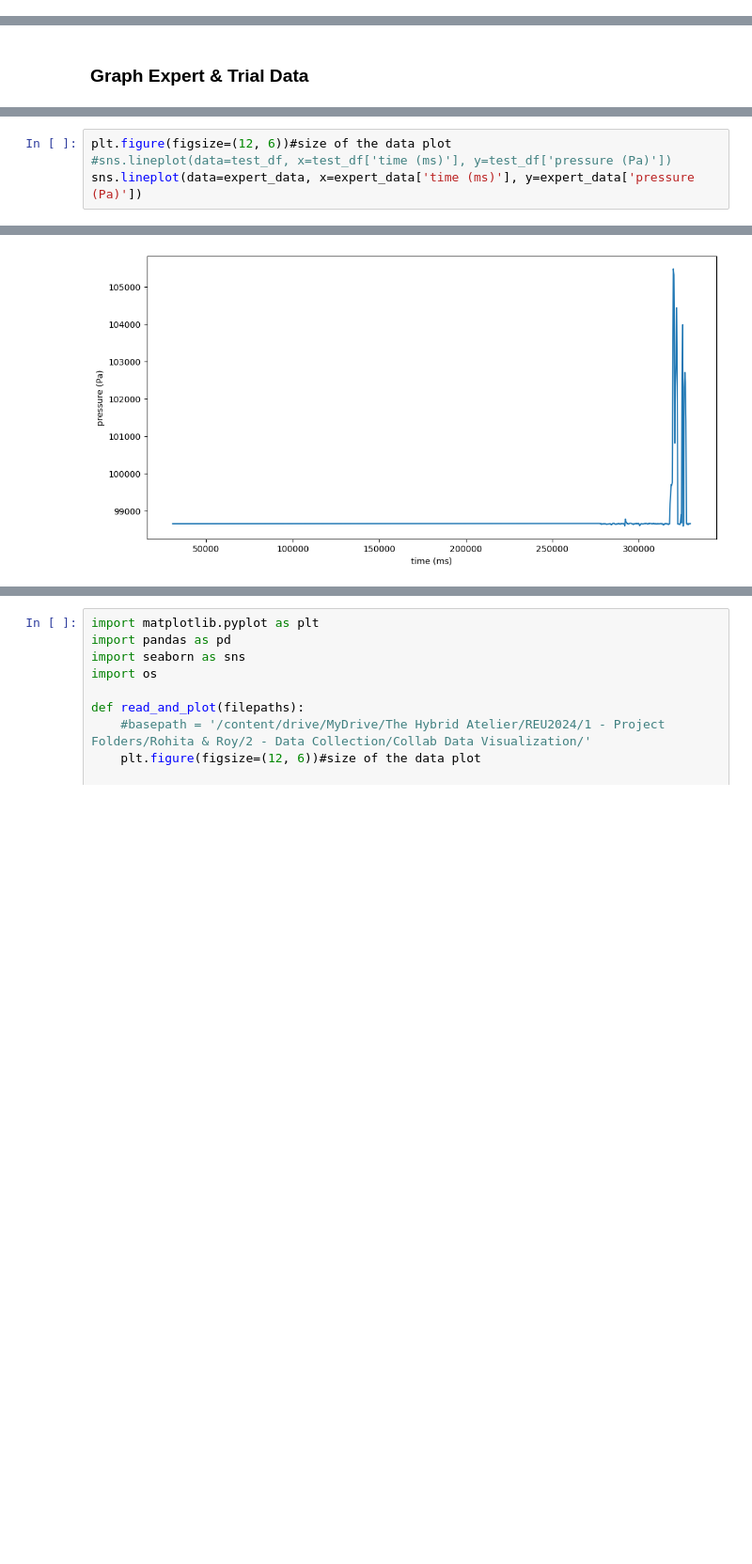
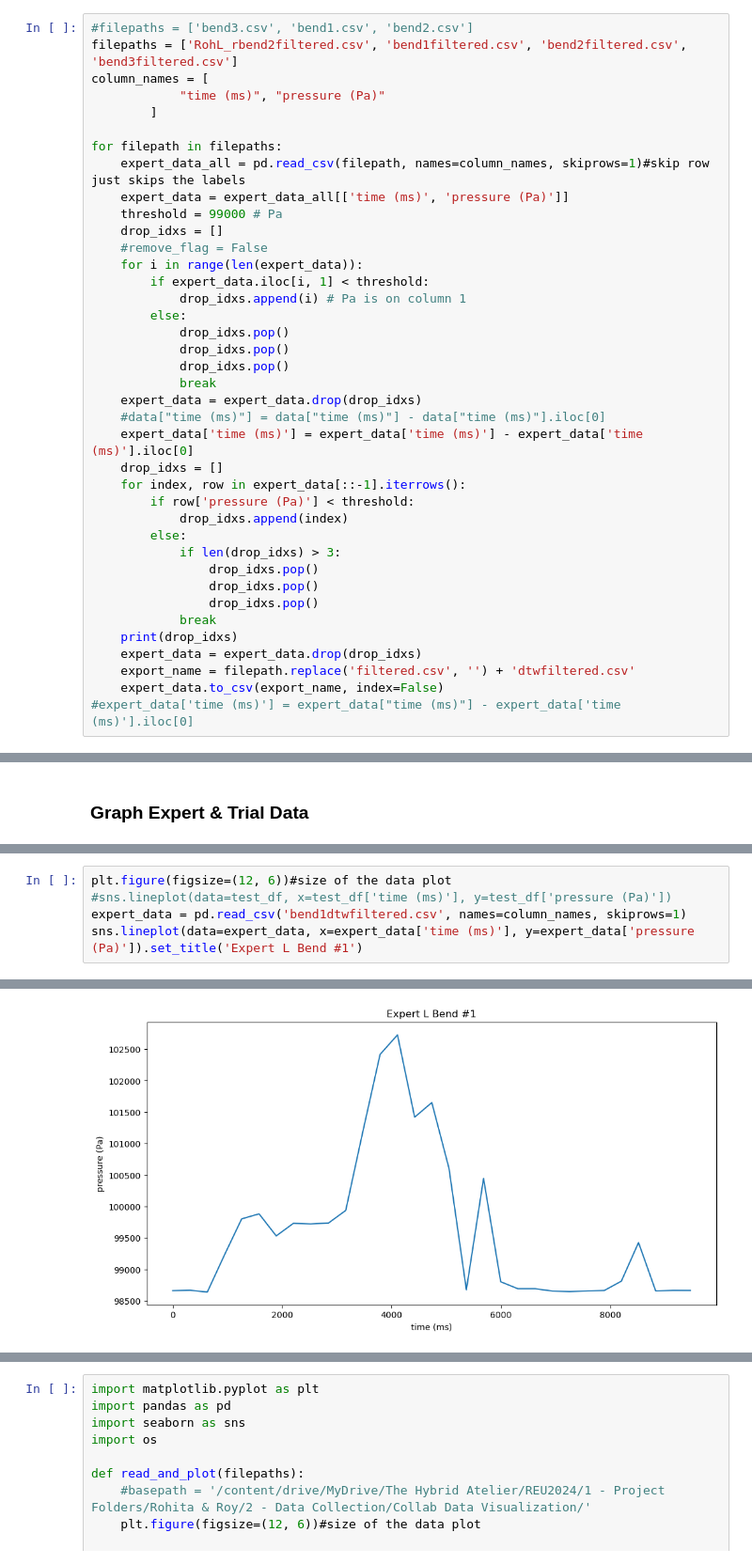
Before and after one commit to The-Hybrid-Atelier/2024-REU-Neon, a Jupyter notebook: livePressureExp/PressureLiveViz.ipynb, the cells around one changed output, grey strips where cells are left out. Shown at 94% size. Saved outputs shown, nothing was run; the diff lists cells and outputs as text; blank space fills up the shorter version.

```diff
--- a/livePressureExp/PressureLiveViz.ipynb
+++ b/livePressureExp/PressureLiveViz.ipynb
@@ -166,3 +166,42 @@ for filepath in filepaths:
     export_name = filepath.replace('.csv', '') + 'filtered.csv'
     expert_data.to_csv(export_name, index=False)
 #expert_data['time (ms)'] = expert_data["time (ms)"] - expert_data['time (ms)'].iloc[0]
+# %%
+#filepaths = ['bend3.csv', 'bend1.csv', 'bend2.csv']
+filepaths = ['RohL_rbend2filtered.csv', 'bend1filtered.csv', 'bend2filtered.csv', 'bend3filtered.csv']
+column_names = [
+            "time (ms)", "pressure (Pa)"
+        ]
+
+for filepath in filepaths:
+    expert_data_all = pd.read_csv(filepath, names=column_names, skiprows=1)#skip row just skips the labels
+    expert_data = expert_data_all[['time (ms)', 'pressure (Pa)']]
+    threshold = 99000 # Pa
+    drop_idxs = []
+    #remove_flag = False
+    for i in range(len(expert_data)):
+        if expert_data.iloc[i, 1] < threshold:
+            drop_idxs.append(i) # Pa is on column 1
+        else:
+            drop_idxs.pop()
+            drop_idxs.pop()
+            drop_idxs.pop()
+            break
+    expert_data = expert_data.drop(drop_idxs)
+    #data["time (ms)"] = data["time (ms)"] - data["time (ms)"].iloc[0]
+    expert_data['time (ms)'] = expert_data['time (ms)'] - expert_data['time (ms)'].iloc[0]
+    drop_idxs = []
+    for index, row in expert_data[::-1].iterrows():
+        if row['pressure (Pa)'] < threshold:
+            drop_idxs.append(index)
+        else:
+            if len(drop_idxs) > 3:
+                drop_idxs.pop()
+                drop_idxs.pop()
+                drop_idxs.pop()
+            break
+    print(drop_idxs)
+    expert_data = expert_data.drop(drop_idxs)
+    export_name = filepath.replace('filtered.csv', '') + 'dtwfiltered.csv'
+    expert_data.to_csv(export_name, index=False)
+#expert_data['time (ms)'] = expert_data["time (ms)"] - expert_data['time (ms)'].iloc[0]
@@ -171,5 +245,6 @@ for filepath in filepaths:
 # %%
 plt.figure(figsize=(12, 6))#size of the data plot
 #sns.lineplot(data=test_df, x=test_df['time (ms)'], y=test_df['pressure (Pa)'])
-sns.lineplot(data=expert_data, x=expert_data['time (ms)'], y=expert_data['pressure (Pa)'])
+expert_data = pd.read_csv('bend1dtwfiltered.csv', names=column_names, skiprows=1)
+sns.lineplot(data=expert_data, x=expert_data['time (ms)'], y=expert_data['pressure (Pa)']).set_title('Expert L Bend #1')
 # %% [output]
@@ -177 +252 @@ sns.lineplot(data=expert_data, x=expert_data['time (ms)'], y=expert_data['pressu
-[figure, old version]
+[figure, new version]
```
Also changed, not shown: parts of 8 cells of this notebook, 17 other files.
